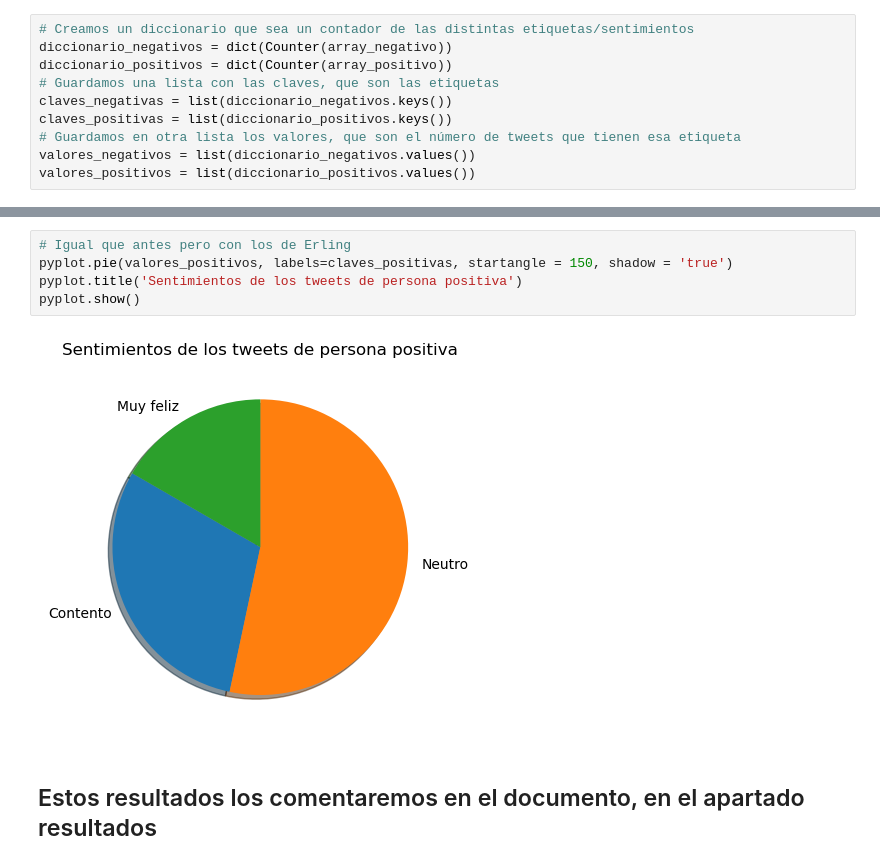
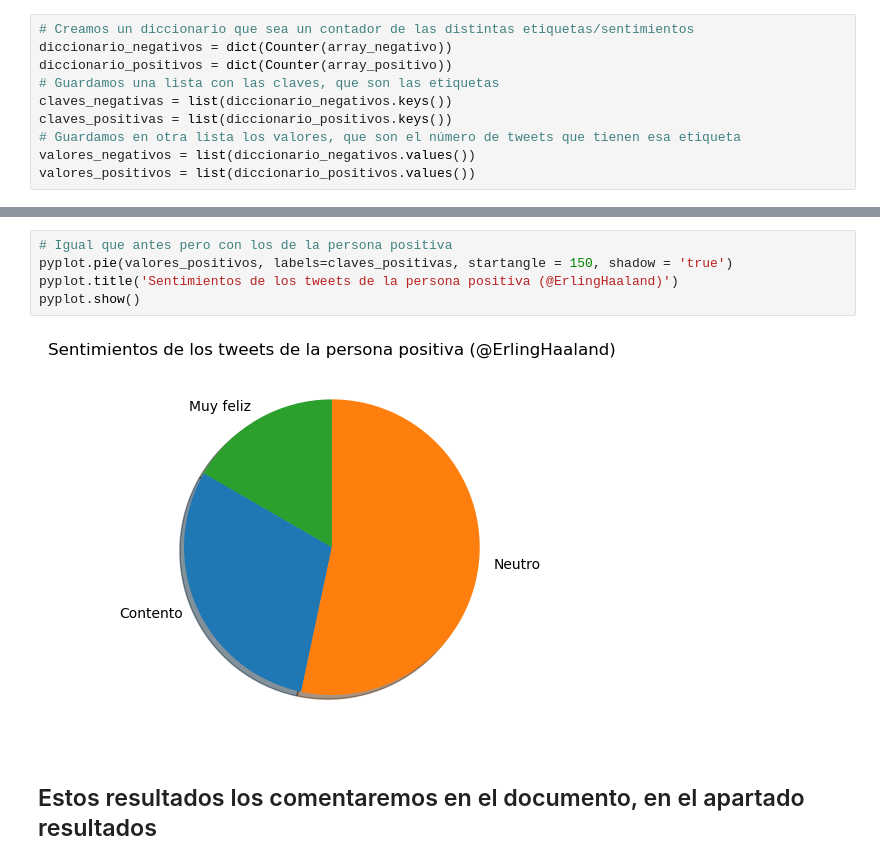
Before and after one commit to Alejandrocg024/analisis-sentimientos-ia, a Jupyter notebook: Proyecto.ipynb, the cells around one changed output, grey strips where cells are left out. Cells and saved outputs as stored; diff of their text form.

```diff
--- a/Proyecto.ipynb
+++ b/Proyecto.ipynb
@@ -578,9 +617,9 @@ pyplot.show()
 # %%
-# Igual que antes pero con los de Erling
+# Igual que antes pero con los de la persona positiva
 pyplot.pie(valores_positivos, labels=claves_positivas, startangle = 150, shadow = 'true')
-pyplot.title('Sentimientos de los tweets de persona positiva')
+pyplot.title('Sentimientos de los tweets de la persona positiva (@ErlingHaaland)')
 pyplot.show()
 # %% [output]
-[figure, old version]
+[figure, new version]
 # %% [markdown]
 ## Estos resultados los comentaremos en el documento, en el apartado resultados
```
Also changed, not shown: parts of 47 cells of this notebook, 1 other file.
